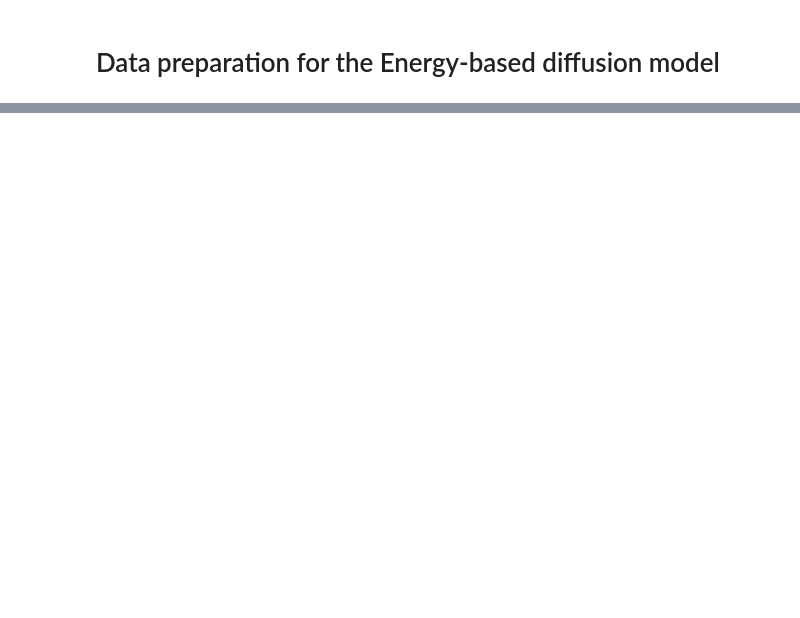
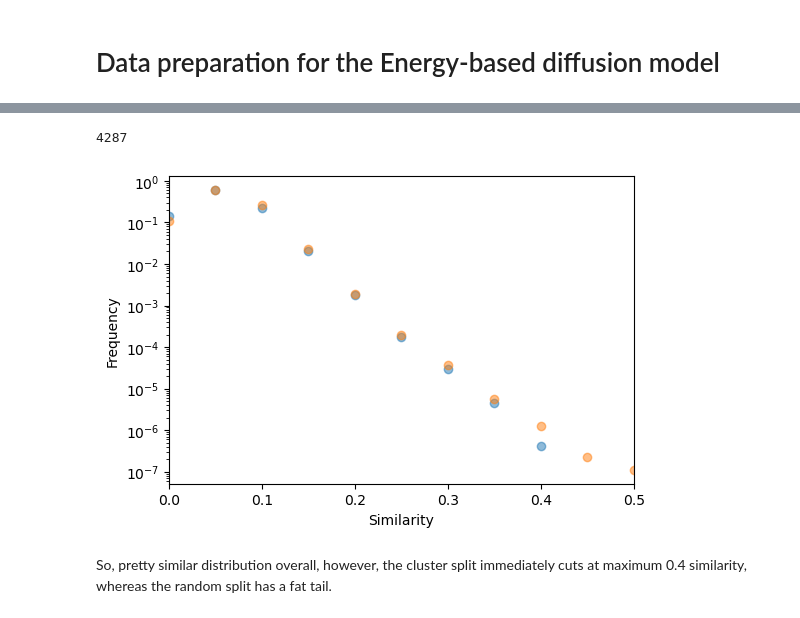
Before and after one commit to RokasEl/simgen, a Jupyter notebook: scripts/energy_model/data_split.ipynb, the cells around one changed output, grey strips where cells are left out. Cells and saved outputs as stored; diff of their text form; code cells hidden in the pictures; blank space fills up the shorter version.

Commit message:
split train/test for energy model
also training script clean up

```diff
--- a/scripts/energy_model/data_split.ipynb
+++ b/scripts/energy_model/data_split.ipynb
@@ -12,0 +53,7 @@ KeyboardInterrupt:
+# %%
+lp = rdSimDivPickers.LeaderPicker()
+thresh = 0.65 # <- minimum distance between cluster centroids
+picks = lp.LazyBitVectorPick(fingerprints,len(fingerprints),thresh)
+print(len(picks))
+# %% [output]
+4287
@@ -12,0 +77,2 @@ KeyboardInterrupt:
+# %%
+clusters = assignPointsToClusters(picks,fingerprints)
@@ -12,0 +98,38 @@ KeyboardInterrupt:
+# %%
+# compare the similarities between the training and test sets
+from collections import Counter
+def compare_sets(set1_ids, set2_ids, fps):
+    similarity_counts = Counter()
+    target_fps = [fps[idx] for idx in set2_ids]
+    for idx in set1_ids:
+        sims = DataStructs.BulkTanimotoSimilarity(fps[idx], target_fps)
+        sims = np.round(sims*2, 1)/2
+        similarity_counts.update(sims)
+    return similarity_counts
+# %%
+hist = compare_sets(selected_training_ids[:1000], test_ids, fingerprints)
+# for comparison lets do a random selection, and plot  the histogram
+all_indices = list(range(len(mols)))
+rng.shuffle(all_indices)
+train_random = all_indices[:len(selected_training_ids)]
+test_random = all_indices[len(selected_training_ids):]
+hist_random = compare_sets(train_random[:1000], test_random, fingerprints)
+# %%
+fig, ax = plt.subplots( figsize=(6, 4))
+x = np.array(list(hist.keys()))
+x_random = np.array(list(hist_random.keys()))
+heights = np.array(list(hist.values()))
+heights = heights / sum(heights)
+heights_random = np.array(list(hist_random.values()))
+heights_random = heights_random / sum(heights_random)
+ax.scatter(x, heights, alpha=0.5, label="Clustered")
+ax.scatter(x_random, heights_random, alpha=0.5, label="Random")
+ax.set_yscale("log")
+ax.set_xlabel("Similarity")
+ax.set_ylabel("Frequency")
+ax.set_xlim(0,0.5)
+plt.show()
+# %% [output]
+[figure, added]
+# %% [markdown]
+So, pretty similar distribution overall, however, the cluster split immediately cuts at maximum 0.4 similarity, whereas the random split has a fat tail.
```
Also changed, not shown: parts of 12 cells of this notebook, 4 other files.
